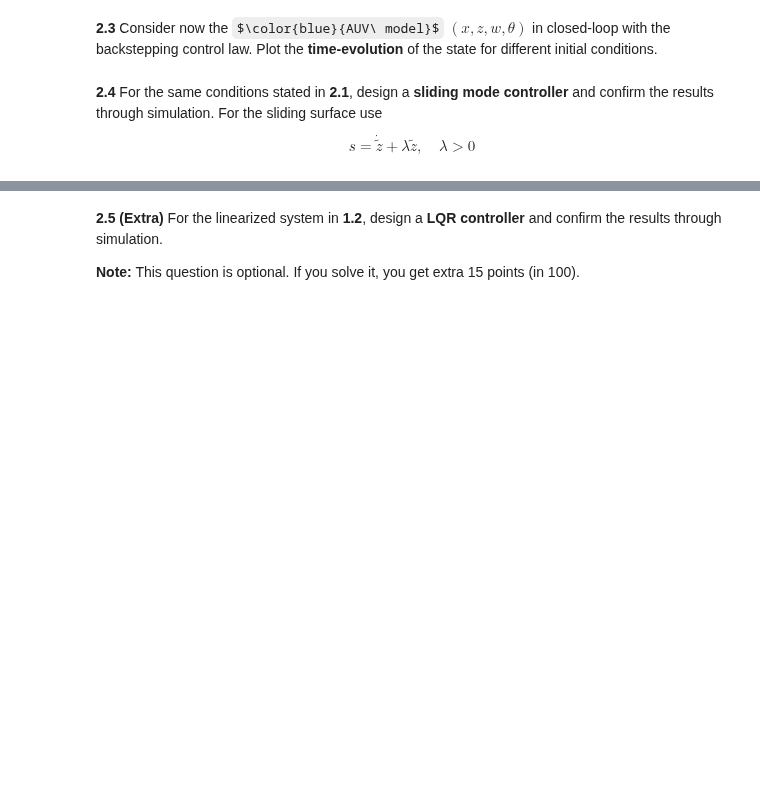
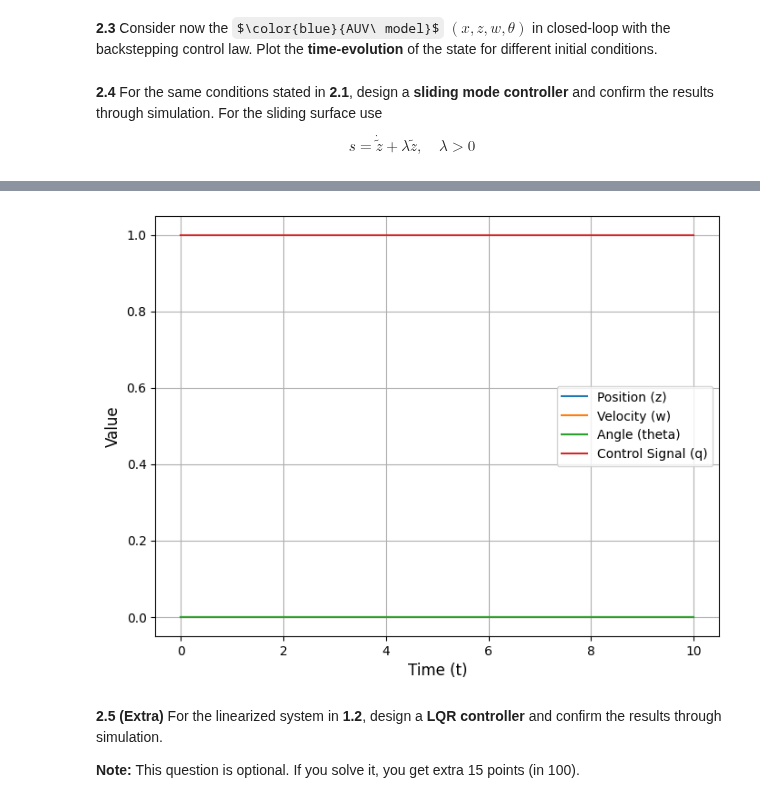
Before and after one commit to Xizesse/CO_project1, a Jupyter notebook: CO_project1.ipynb, the cells around one changed output, grey strips where cells are left out. Cells and saved outputs as stored; diff of their text form; code cells hidden in the pictures; some formulas as TeX source; blank space fills up the shorter version.

```diff
--- a/CO_project1.ipynb
+++ b/CO_project1.ipynb
@@ -774,3 +815,67 @@ $$
+# %%
+import numpy as np
+from scipy import integrate
+import matplotlib.pyplot as plt
+
+# parameters
+vd = 1
+d1 = -3
+d2 = -12
+m = 0.9
+Zd = 1
+
+lambda1 = 1
+epsilon = 0.1
+
+
+def Sys_f(x, t):
+    z = x[0] - Zd
+    w = x[1]
+    theta = x[2]
+
+    dzdt = -vd * np.tan(theta)
+    dwdt = 0
+
+    s = dzdt + lambda1 * z
+    beta_x = lambda1 * 0.5  - 0.5
+    q = -beta_x * sat(s / epsilon)
+
+    dthetadt = q
+
+    return np.array([dzdt, dwdt, dthetadt])
+
+def sat(y):
+    if y > 1:
+        return 1
+    elif y < -1:
+        return -1
+    else:
+        return y
+
+
+t_end = 10
+t = np.linspace(0, t_end, 1000)
+x0 = np.array([0, 0, 0])
+
+x = integrate.odeint(Sys_f, x0, t, full_output=False)
+
+s = np.array([-vd * np.tan(state[2]) + lambda1 * (state[0] - Zd) for state in x])
+beta_x = lambda1 * 0.5 + 0.5
+q = -beta_x * np.array([sat(si / epsilon) for si in s])
+
+# Plotting
+fig, ax = plt.subplots(figsize=(8, 6))
+ax.plot(t, x[:, 0], label='Position (z)')
+ax.plot(t, x[:, 1], label='Velocity (w)')
+ax.plot(t, x[:, 2], label='Angle (theta)')
+ax.plot(t, q, label='Control Signal (q)')
+ax.set_xlabel('Time (t)', fontsize=12)
+ax.set_ylabel('Value', fontsize=12)
+ax.legend()
+ax.grid()
+plt.show()
+# %% [output]
+[figure, added]
 # %% [markdown]
 **2.5 (Extra)**
 For the linearized system in **1.2**, design a **LQR controller** and confirm the results through simulation.
```
Also changed, not shown: parts of 1 cell of this notebook.
